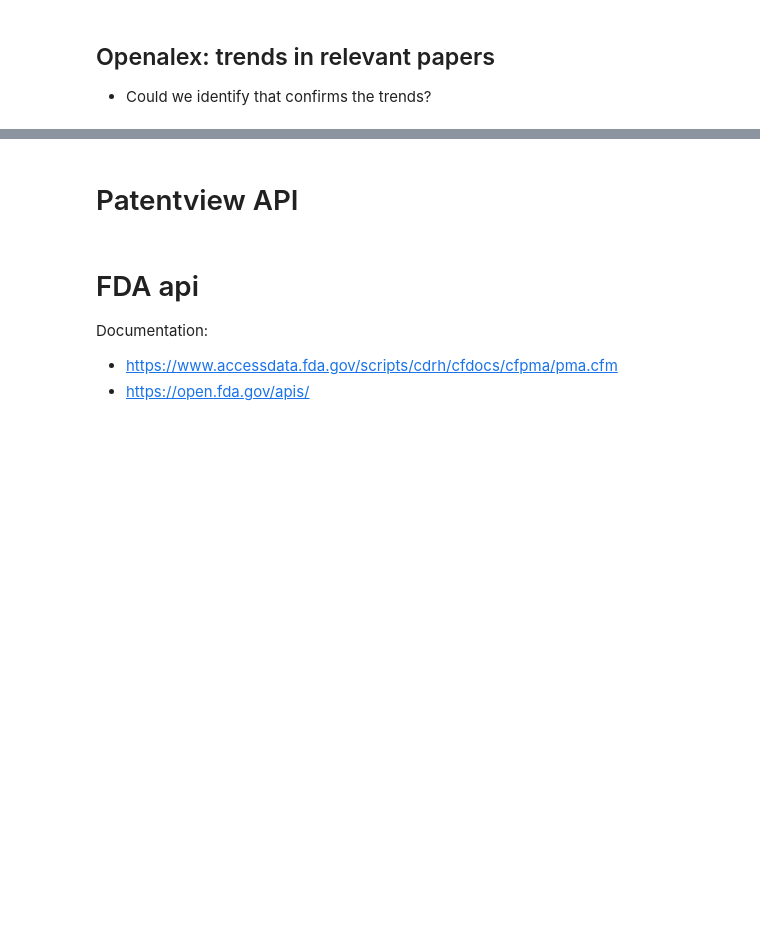
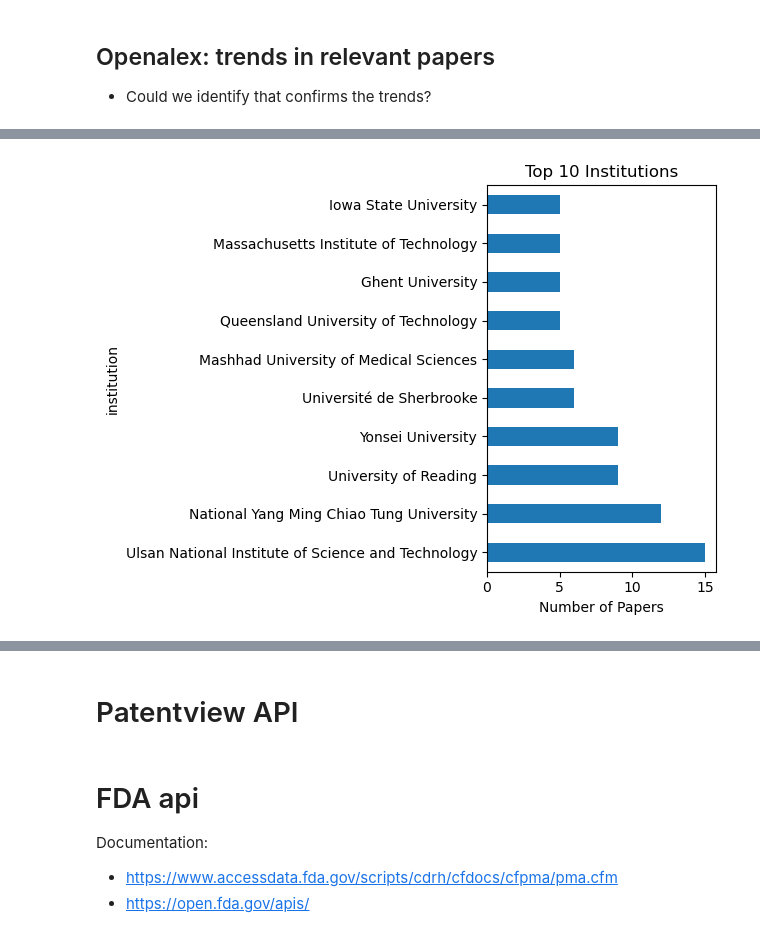
Before and after one commit to darkcyan-ugli-fruit/innolens, a Jupyter notebook: notebooks/01_innolens.ipynb, the cells around one changed output, grey strips where cells are left out. Cells and saved outputs as stored; diff of their text form; code cells hidden in the pictures; blank space fills up the shorter version.

```diff
--- a/notebooks/01_innolens.ipynb
+++ b/notebooks/01_innolens.ipynb
@@ -651,0 +406,10 @@ print(tech_trends_summary)
+# %%
+oa_trends_df['institution'].value_counts().head(10).plot(
+    kind='barh',
+    title='Top 10 Institutions',
+    xlabel='Number of Papers'
+)
+plt.tight_layout()
+plt.show()
+# %% [output]
+[figure, added]
```
Also changed, not shown: parts of 27 cells of this notebook.
